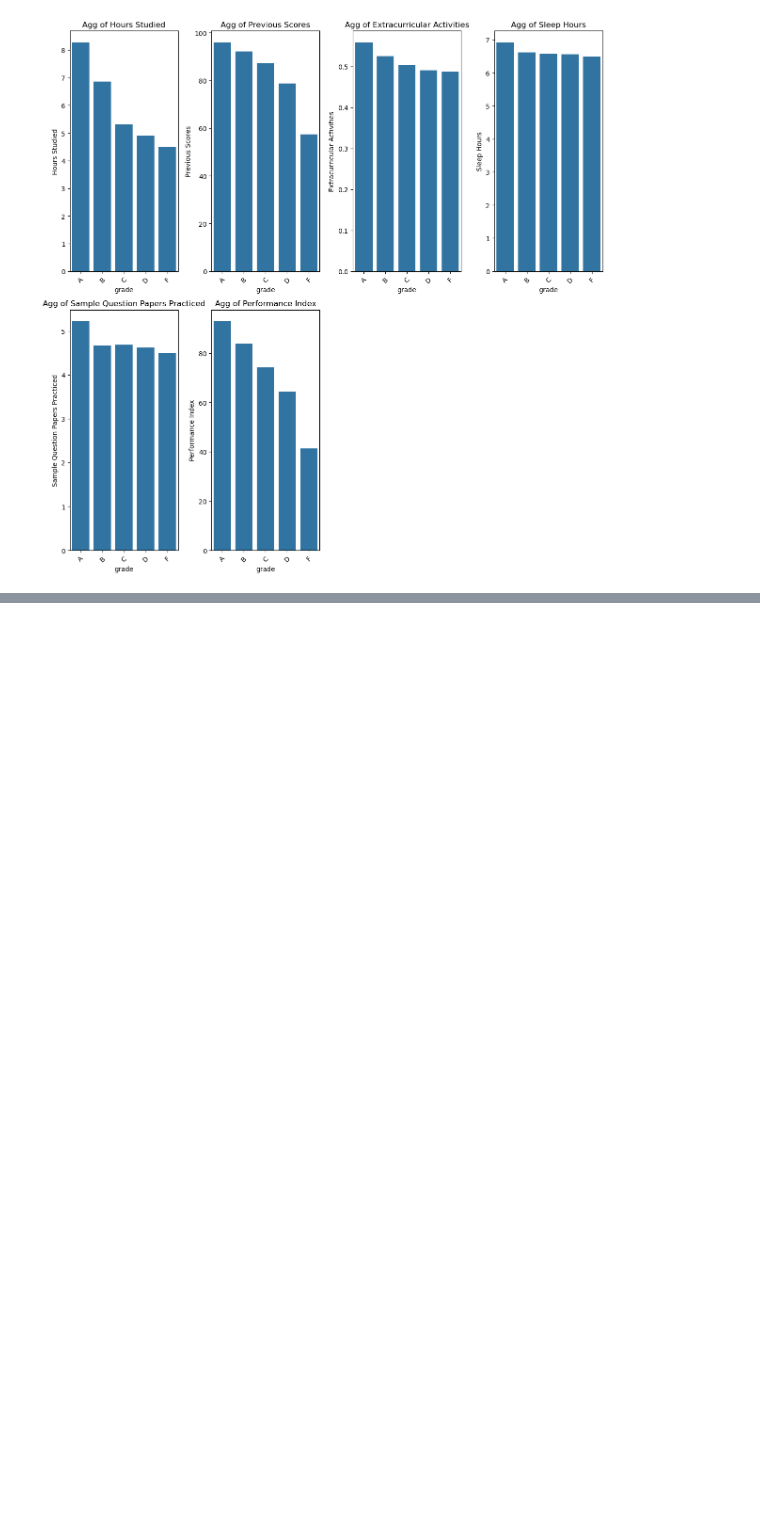
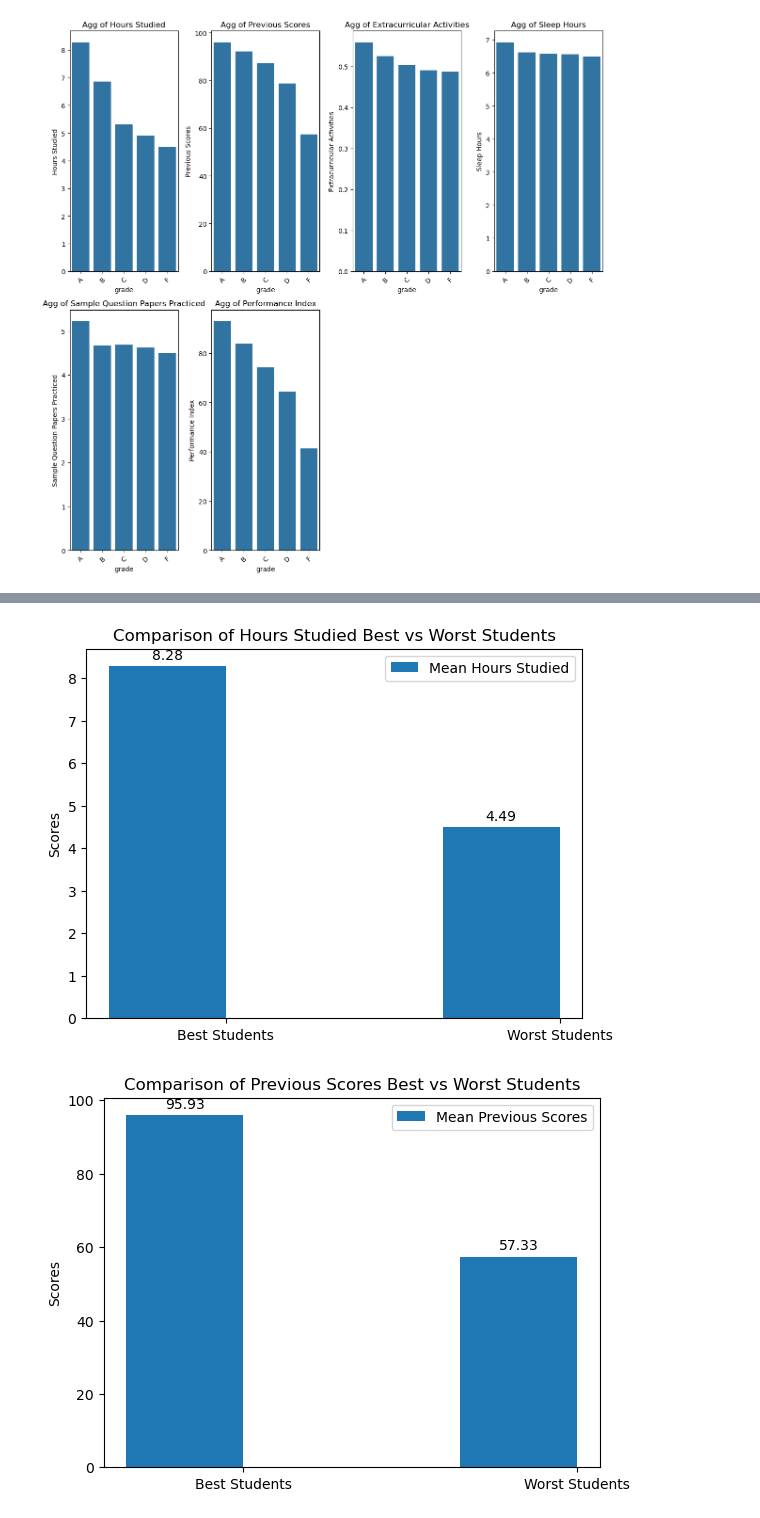
Before and after one commit to MaukanMir/-Student-Performance-Regression-, a Jupyter notebook: training.ipynb, the cells around one changed output, grey strips where cells are left out. Saved outputs shown, nothing was run; the diff lists cells and outputs as text; code cells hidden in the pictures; blank space fills up the shorter version.

```diff
--- a/training.ipynb
+++ b/training.ipynb
@@ -258,3 +328,6 @@ check_class_imbalance(visual_df["grade"])
 aggregate_dataset(visual_df, visual_df.columns, "grade", "mean")
 # %% [output]
 [figure]
+# %%
+best_students = visual_df[visual_df["grade"] == "A"]
+worst_students = visual_df[visual_df["grade"] == "F"]
@@ -260,0 +350,5 @@ aggregate_dataset(visual_df, visual_df.columns, "grade", "mean")
+# %%
+side_by_side(best_students, worst_students, visual_df, "grade")
+# %% [output]
+[figure, added]
+[figure, added]
```
Also changed, not shown: parts of 6 cells of this notebook.
